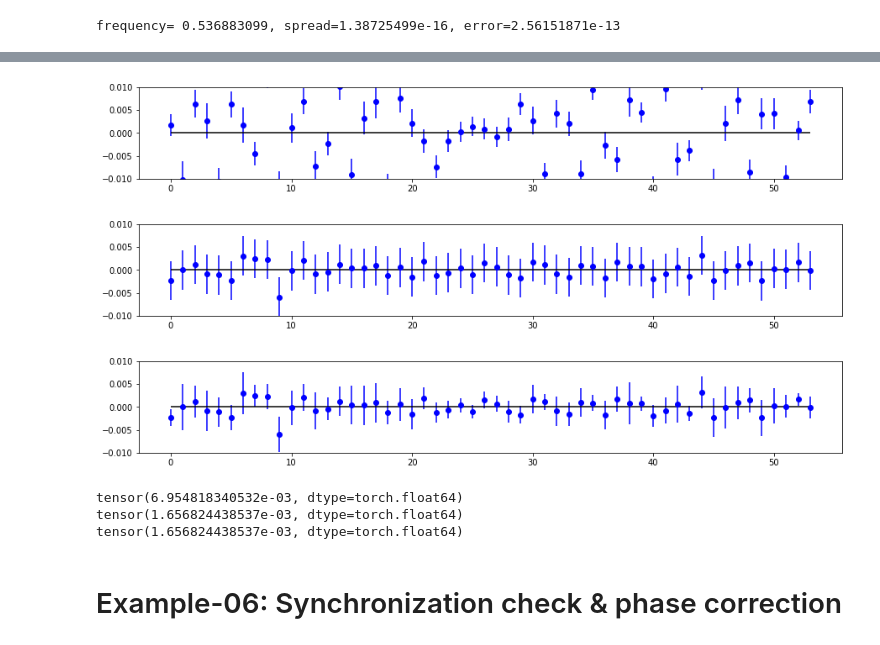
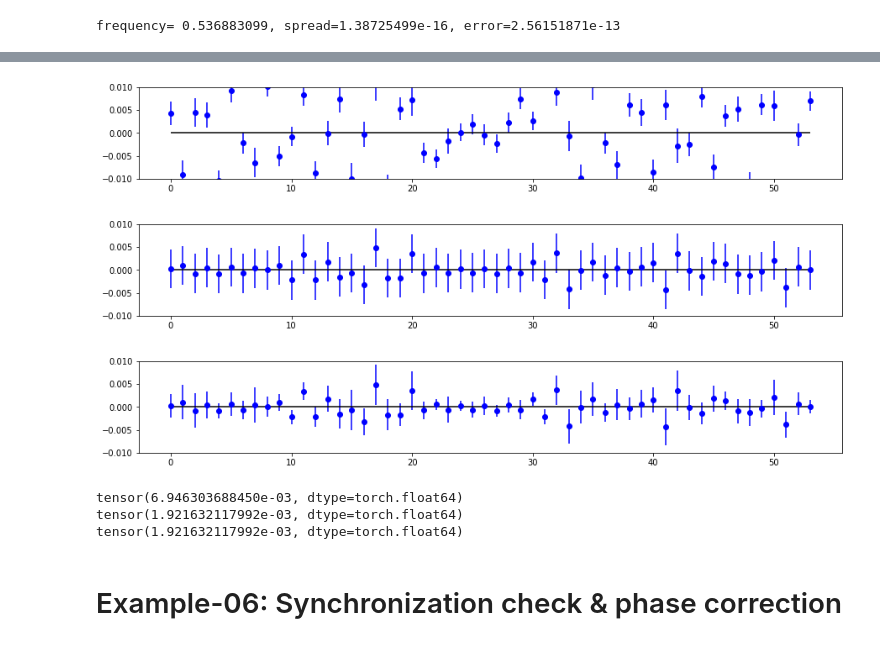
Before and after one commit to i-a-morozov/harmonica, a Jupyter notebook: notebook/nb_decomposition.ipynb, the cells around one changed output, grey strips where cells are left out. Saved outputs shown, nothing was run; the diff lists cells and outputs as text; code cells hidden in the pictures.

```diff
--- a/notebook/nb_decomposition.ipynb
+++ b/notebook/nb_decomposition.ipynb
@@ -711,37 +721,38 @@ tensor(1.279113591423e-03, dtype=torch.float64)
-# %%
-# Compute and compare phase advance for the last case
-add1, std1 = Decomposition.advance_adjacent(frequency, out1, sigma_phase=err1, sigma_frequency=spread)
-add2, std2 = Decomposition.advance_adjacent(frequency, out2, sigma_phase=err2, sigma_frequency=spread)
-add3, std3 = Decomposition.advance_adjacent(frequency, out3, sigma_phase=err3, sigma_frequency=spread)
-
-plt.figure(figsize=(15, 2))
-plt.errorbar(range(54), (add1 - advance).cpu().numpy(), yerr=err1.cpu().numpy(), fmt=' ', marker='o', color='blue')
-plt.hlines(0, 0, 53, colors='black')
-plt.ylim(-1.0E-2, +1.0E-2)
-plt.show()
-
-plt.figure(figsize=(15, 2))
-plt.errorbar(range(54), (add2 - advance).cpu().numpy(), yerr=err2.cpu().numpy(), fmt=' ', marker='o', color='blue')
-plt.hlines(0, 0, 53, colors='black')
-plt.ylim(-1.0E-2, +1.0E-2)
-plt.show()
-
-plt.figure(figsize=(15, 2))
-plt.errorbar(range(54), (add3 - advance).cpu().numpy(), yerr=err3.cpu().numpy(), fmt=' ', marker='o', color='blue')
-plt.hlines(0, 0, 53, colors='black')
-plt.ylim(-1.0E-2, +1.0E-2)
-plt.show()
-
-print((add1 - advance).std())
-print((add2 - advance).std())
-print((add3 - advance).std())
-# %% [output]
-[figure, removed]
-[figure, removed]
-[figure, removed]
-tensor(6.954818340532e-03, dtype=torch.float64)
-tensor(1.656824438537e-03, dtype=torch.float64)
-tensor(1.656824438537e-03, dtype=torch.float64)
+# %%
+# Compute and compare phase advance for the last case
+add1, std1 = Decomposition.advance_adjacent(2.0*numpy.pi*frequency, out1, err1)
+add2, std2 = Decomposition.advance_adjacent(2.0*numpy.pi*frequency, out2, err2)
+add3, std3 = Decomposition.advance_adjacent(2.0*numpy.pi*frequency, out3, err3)
+
+
+plt.figure(figsize=(15, 2))
+plt.errorbar(range(54), (add1 - model).cpu().numpy(), yerr=err1.cpu().numpy(), fmt=' ', marker='o', color='blue')
+plt.hlines(0, 0, 53, colors='black')
+plt.ylim(-1.0E-2, +1.0E-2)
+plt.show()
+
+plt.figure(figsize=(15, 2))
+plt.errorbar(range(54), (add2 - model).cpu().numpy(), yerr=err2.cpu().numpy(), fmt=' ', marker='o', color='blue')
+plt.hlines(0, 0, 53, colors='black')
+plt.ylim(-1.0E-2, +1.0E-2)
+plt.show()
+
+plt.figure(figsize=(15, 2))
+plt.errorbar(range(54), (add3 - model).cpu().numpy(), yerr=err3.cpu().numpy(), fmt=' ', marker='o', color='blue')
+plt.hlines(0, 0, 53, colors='black')
+plt.ylim(-1.0E-2, +1.0E-2)
+plt.show()
+
+print((add1 - model).std())
+print((add2 - model).std())
+print((add3 - model).std())
+# %% [output]
+[figure, added]
+[figure, added]
+[figure, added]
+tensor(6.946303688450e-03, dtype=torch.float64)
+tensor(1.921632117992e-03, dtype=torch.float64)
+tensor(1.921632117992e-03, dtype=torch.float64)
 # %% [markdown]
 # Example-06: Synchronization check & phase correction
 # %%
```
Also changed, not shown: parts of 29 cells of this notebook, 17 other files.
